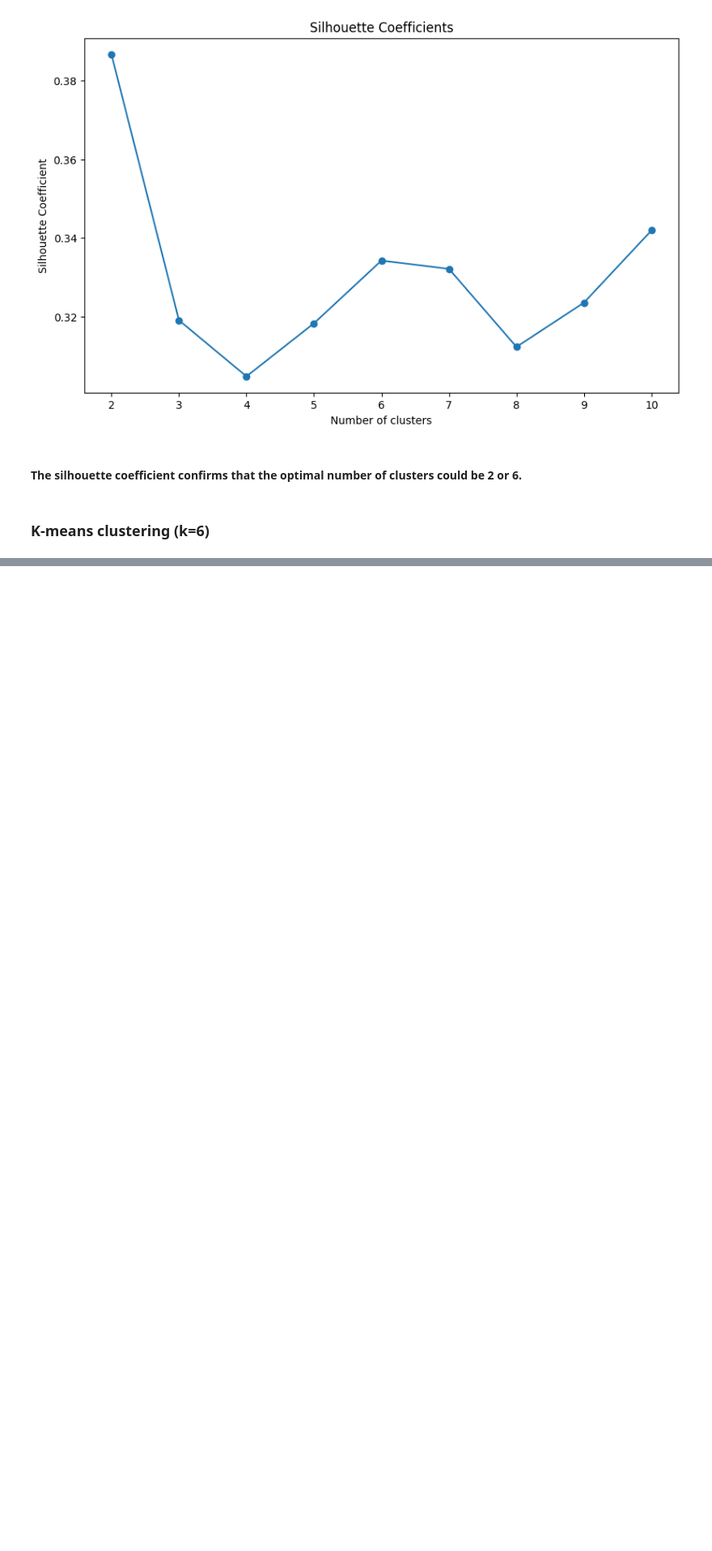
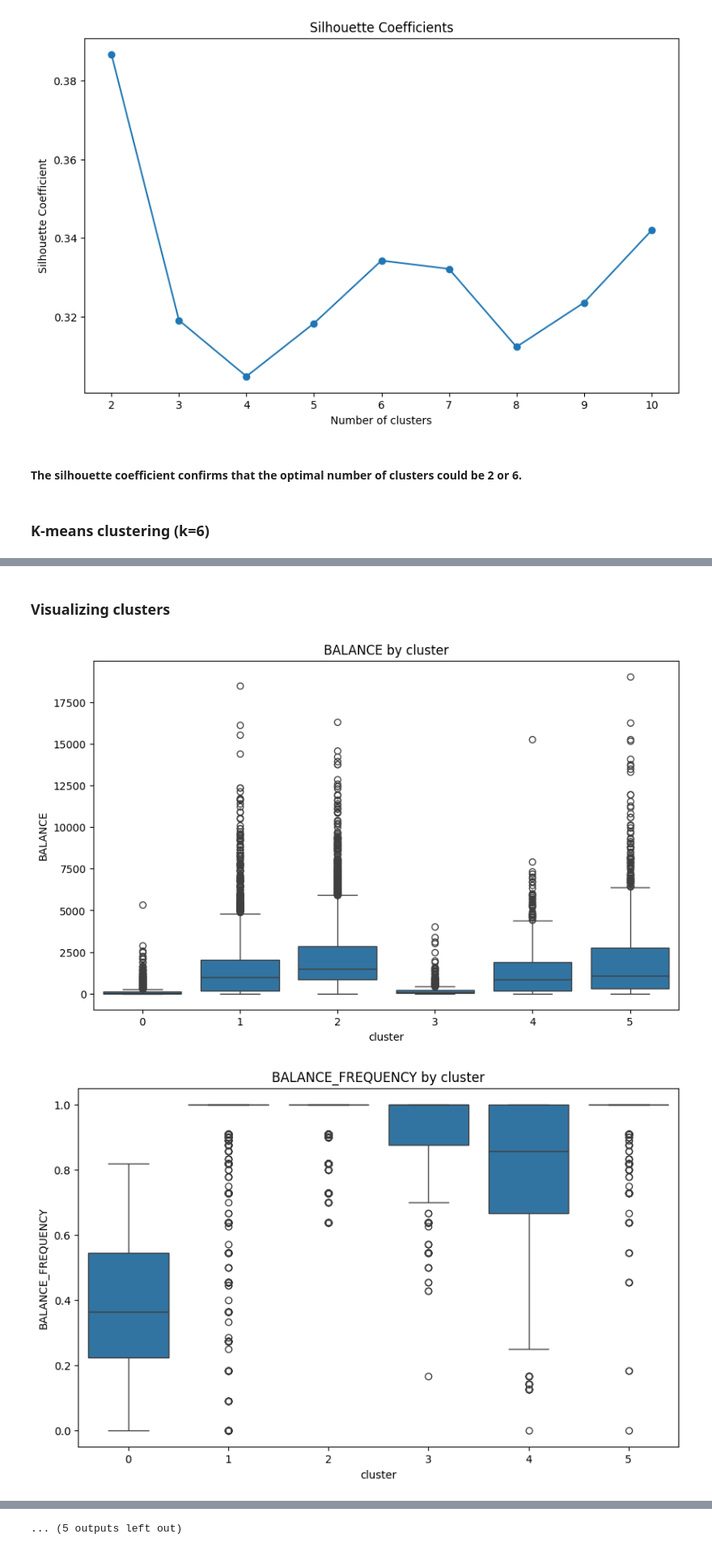
Before and after one commit to janchovanec/ZSU-Projekt, a Jupyter notebook: notebooks/eda.ipynb, the cells around one changed output, grey strips where cells are left out. Shown at 81% size. Saved outputs shown, nothing was run; the diff lists cells and outputs as text; code cells hidden in the pictures; blank space fills up the shorter version.

```diff
--- a/notebooks/eda.ipynb
+++ b/notebooks/eda.ipynb
@@ -307,0 +306,5 @@ optimal_k = 6
+# %%
+optimal_k = 6
+kmeans = KMeans(n_clusters=optimal_k, random_state=23)
+df_clusters = df.copy()
+df_clusters['cluster'] = kmeans.fit_predict(scaled_data)
@@ -307,0 +325,11 @@ optimal_k = 6
+# %% [markdown]
+### Visualizing clusters
+# %%
+for col in df_clusters.columns[:-1]:
+    plt.figure(figsize=(10, 6))
+    sns.boxplot(x='cluster', y=col, data=df_clusters)
+    plt.title(f'{col} by cluster')
+    plt.show()
+# %% [output]
+[figure, added]
+[figure, added]
@@ -307,0 +346 @@ optimal_k = 6
+... (5 outputs left out)
```
Also changed, not shown: parts of 6 cells of this notebook.
